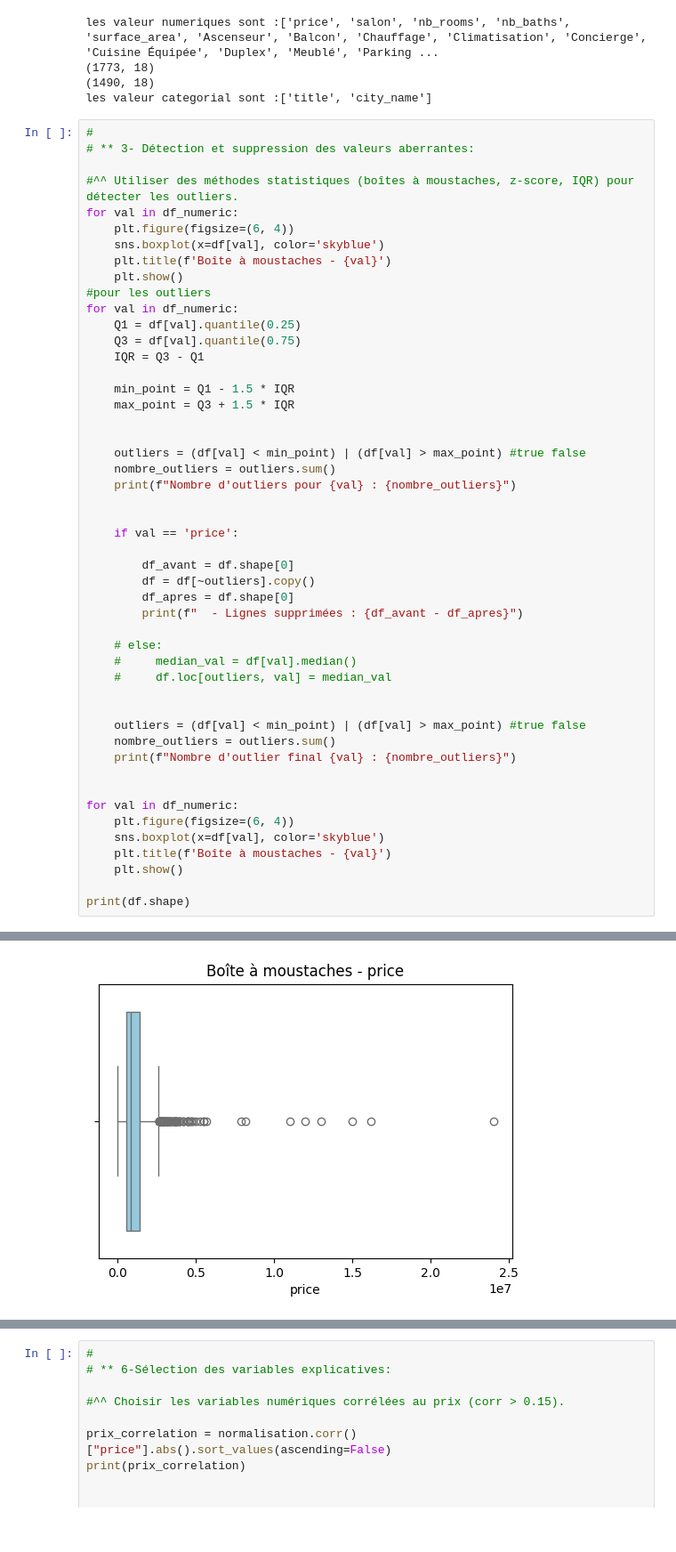
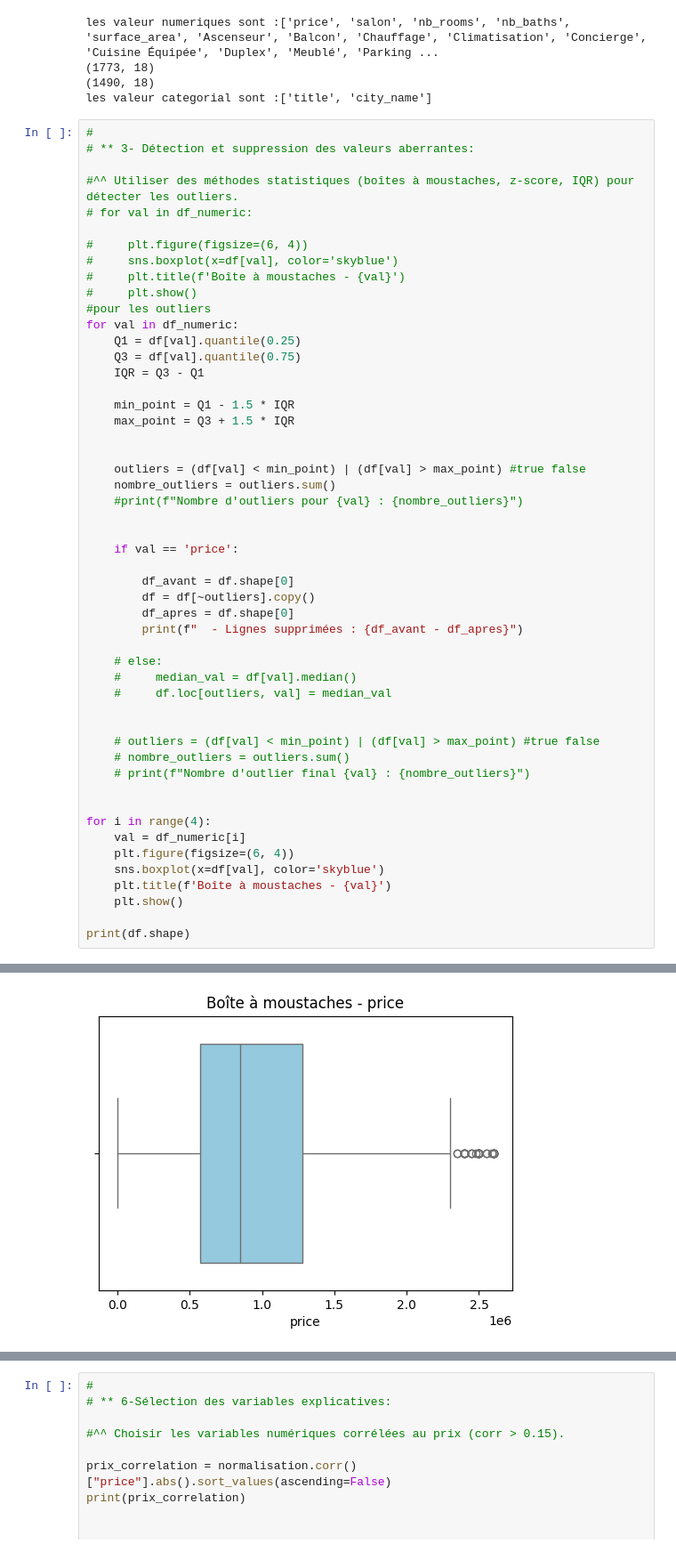
Before and after one commit to RaihanaAm/SalesHouses., a Jupyter notebook: sales.ipynb, the cells around one changed output, grey strips where cells are left out. Shown: that part at 89% size. Drawn from its saved outputs; the diff is of its cells as text.

```diff
--- a/sales.ipynb
+++ b/sales.ipynb
@@ -233,11 +222,12 @@ les valeur categorial sont :['title', 'city_name']
 # ** 3- Détection et suppression des valeurs aberrantes:
 
 #^^ Utiliser des méthodes statistiques (boîtes à moustaches, z-score, IQR) pour détecter les outliers.
-for val in df_numeric:
-    plt.figure(figsize=(6, 4))
-    sns.boxplot(x=df[val], color='skyblue')
-    plt.title(f'Boîte à moustaches - {val}')
-    plt.show()
+# for val in df_numeric:
+
+#     plt.figure(figsize=(6, 4))
+#     sns.boxplot(x=df[val], color='skyblue')
+#     plt.title(f'Boîte à moustaches - {val}')
+#     plt.show()
 #pour les outliers
 for val in df_numeric:
     Q1 = df[val].quantile(0.25)
@@ -250,7 +240,7 @@ for val in df_numeric:
 
     outliers = (df[val] < min_point) | (df[val] > max_point) #true false
     nombre_outliers = outliers.sum()
-    print(f"Nombre d'outliers pour {val} : {nombre_outliers}")
+    #print(f"Nombre d'outliers pour {val} : {nombre_outliers}")
 
 
     if val == 'price':
@@ -265,12 +255,13 @@ for val in df_numeric:
     #     df.loc[outliers, val] = median_val
 
 
-    outliers = (df[val] < min_point) | (df[val] > max_point) #true false
-    nombre_outliers = outliers.sum()
-    print(f"Nombre d'outlier final {val} : {nombre_outliers}")
+    # outliers = (df[val] < min_point) | (df[val] > max_point) #true false
+    # nombre_outliers = outliers.sum()
+    # print(f"Nombre d'outlier final {val} : {nombre_outliers}")
 
 
-for val in df_numeric:
+for i in range(4):
+    val = df_numeric[i]
     plt.figure(figsize=(6, 4))
     sns.boxplot(x=df[val], color='skyblue')
     plt.title(f'Boîte à moustaches - {val}')
@@ -281 +273 @@ print(df.shape)
-[figure, old version]
+[figure, new version]
```
Also changed, not shown: parts of 6 cells of this notebook.
